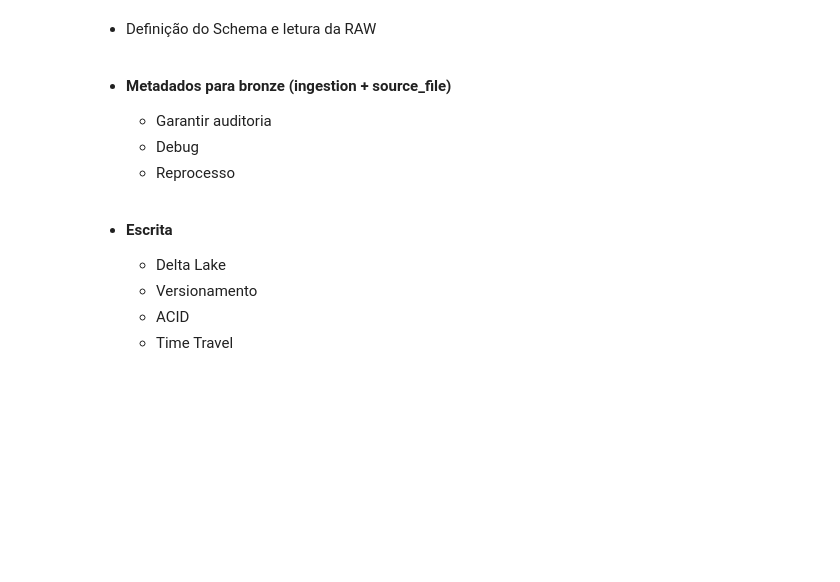
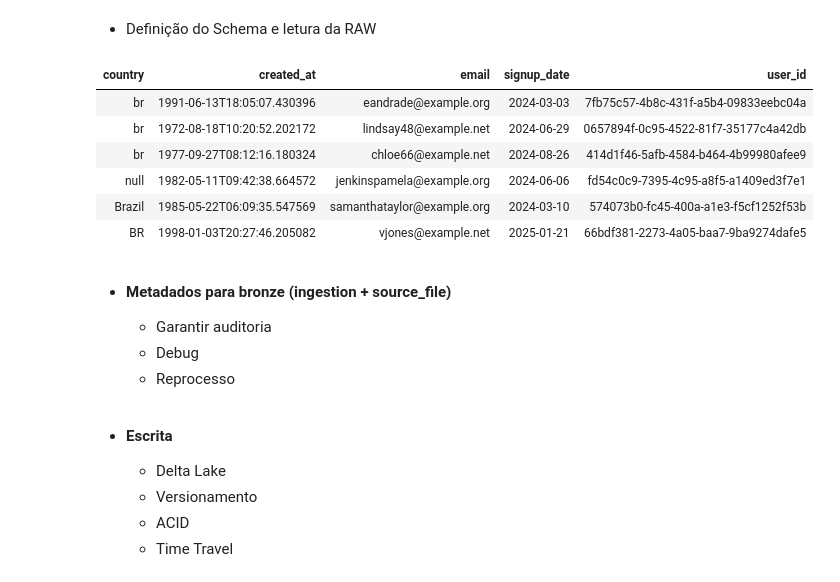
Before and after one commit to pedrovaladaresjr/Lakehouse-Marketing-Analytics, a Jupyter notebook: notebooks/01_raw_to_bronze/users_raw_to_bronze.ipynb.ipynb, the cells around one changed output. Saved outputs shown, nothing was run; the diff lists cells and outputs as text; code cells hidden in the pictures; blank space fills up the shorter version.

```diff
--- a/notebooks/01_raw_to_bronze/users_raw_to_bronze.ipynb.ipynb
+++ b/notebooks/01_raw_to_bronze/users_raw_to_bronze.ipynb.ipynb
@@ -15,17 +15,27 @@ BRONZE_PATH = f"{BASE_PATH}/bronze"
 * Definição do Schema e letura da RAW
 # %%
 users_schema = StructType([
-    StructField("user_id", StringType(), True),
+    StructField("country", StringType(), True),
+    StructField("created_at", StringType(), True),
     StructField("email", StringType(), True),
-    StructField("country", StringType(), True),
     StructField("signup_date", StringType(), True),
-    StructField("created_at", StringType(), True)
+    StructField("user_id", StringType(), True)
 ])
 
 df_users_raw = spark.read\
                 .schema(users_schema)\
                 .option("header", "true")\
                 .csv(f"{RAW_PATH}/users")
+# %%
+display(df_users_raw.sample(0.001))
+# %% [output]
+| country | created_at | email | signup_date | user_id |
+| br | 1991-06-13T18:05:07.430396 | eandrade@example.org | 2024-03-03 | 7fb75c57-4b8c-431f-a5b4-09833eebc04a |
+| br | 1972-08-18T10:20:52.202172 | lindsay48@example.net | 2024-06-29 | 0657894f-0c95-4522-81f7-35177c4a42db |
+| br | 1977-09-27T08:12:16.180324 | chloe66@example.net | 2024-08-26 | 414d1f46-5afb-4584-b464-4b99980afee9 |
+| null | 1982-05-11T09:42:38.664572 | jenkinspamela@example.org | 2024-06-06 | fd54c0c9-7395-4c95-a8f5-a1409ed3f7e1 |
+| Brazil | 1985-05-22T06:09:35.547569 | samanthataylor@example.org | 2024-03-10 | 574073b0-fc45-400a-a1e3-f5cf1252f53b |
+| BR | 1998-01-03T20:27:46.205082 | vjones@example.net | 2025-01-21 | 66bdf381-2273-4a05-baa7-9ba9274dafe5 |
 # %% [markdown]
 * **Metadados para bronze (ingestion + source_file)**
 
```
Also changed, not shown: parts of 1 cell of this notebook, 1 other file.
